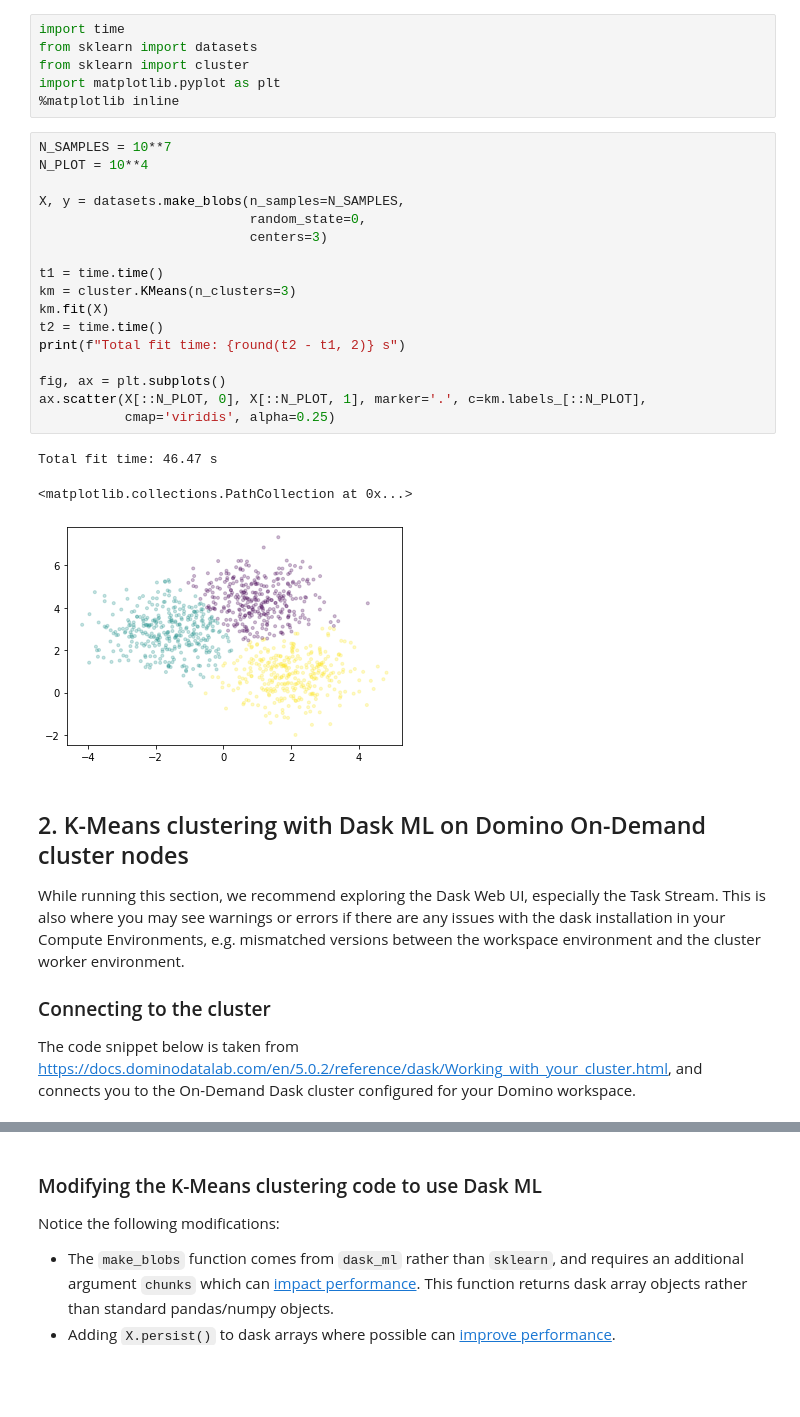
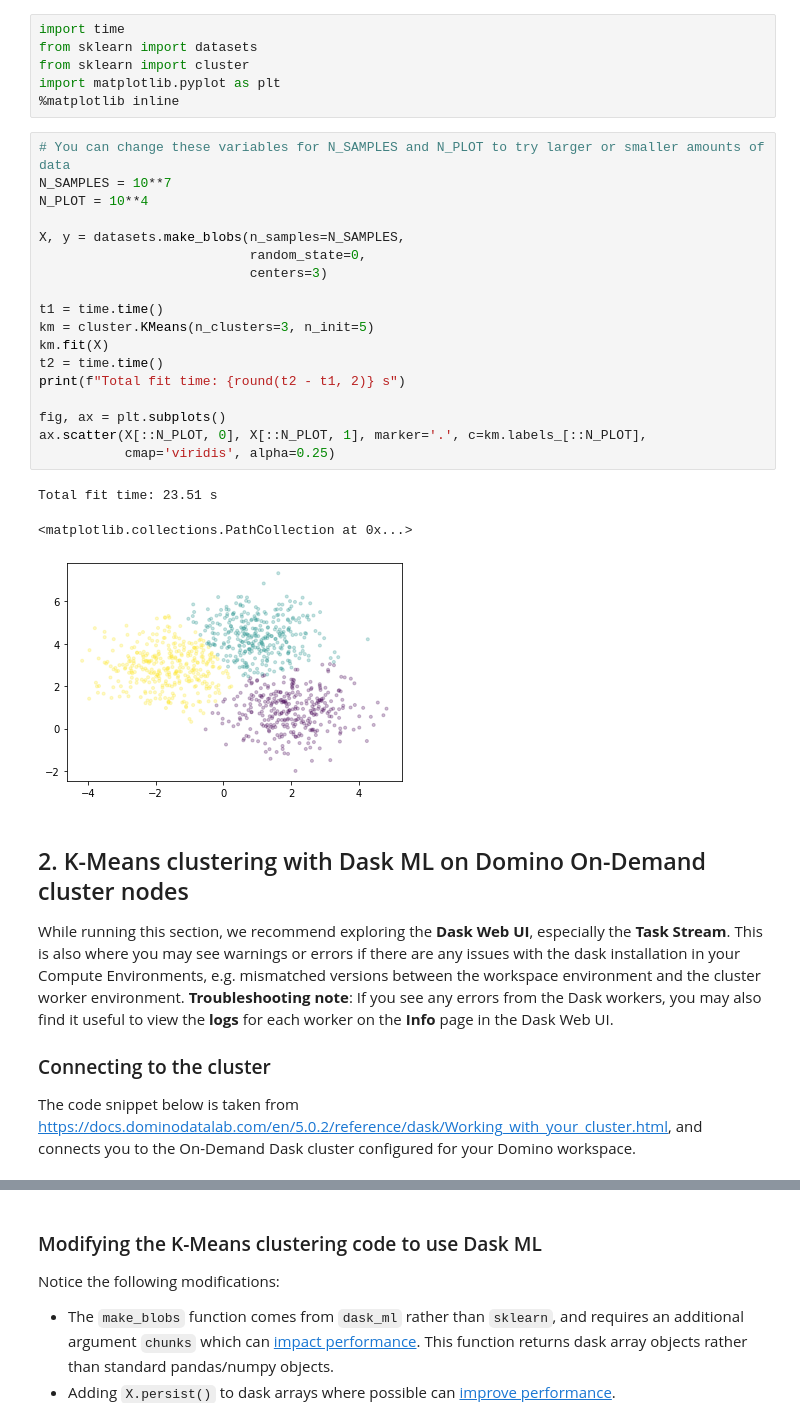
Before and after one commit to dominodatalab/domino-quickstart-dask, a Jupyter notebook: 3-Dask-ML-Tutorial.ipynb, the cells around one changed output, grey strips where cells are left out. Drawn from its saved outputs; the diff is of its cells as text; blank space fills up the shorter version.

```diff
--- a/3-Dask-ML-Tutorial.ipynb
+++ b/3-Dask-ML-Tutorial.ipynb
@@ -19,30 +20,31 @@ from sklearn import cluster
 import matplotlib.pyplot as plt
 %matplotlib inline
 # %%
+# You can change these variables for N_SAMPLES and N_PLOT to try larger or smaller amounts of data
 N_SAMPLES = 10**7
 N_PLOT = 10**4
 
 X, y = datasets.make_blobs(n_samples=N_SAMPLES,
                            random_state=0,
                            centers=3)
 
 t1 = time.time()
-km = cluster.KMeans(n_clusters=3)
+km = cluster.KMeans(n_clusters=3, n_init=5)
 km.fit(X)
 t2 = time.time()
 print(f"Total fit time: {round(t2 - t1, 2)} s")
 
 fig, ax = plt.subplots()
 ax.scatter(X[::N_PLOT, 0], X[::N_PLOT, 1], marker='.', c=km.labels_[::N_PLOT],
            cmap='viridis', alpha=0.25)
 # %% [output]
-Total fit time: 46.47 s
+Total fit time: 23.51 s
 <matplotlib.collections.PathCollection at 0x...>
-[figure, old version]
+[figure, new version]
 # %% [markdown]
 ## 2. K-Means clustering with Dask ML on Domino On-Demand cluster nodes
 
-While running this section, we recommend exploring the Dask Web UI, especially the Task Stream. This is also where you may see warnings or errors if there are any issues with the dask installation in your Compute Environments, e.g. mismatched versions between the workspace environment and the cluster worker environment.
+While running this section, we recommend exploring the **Dask Web UI**, especially the **Task Stream**. This is also where you may see warnings or errors if there are any issues with the dask installation in your Compute Environments, e.g. mismatched versions between the workspace environment and the cluster worker environment. **Troubleshooting note**: If you see any errors from the Dask workers, you may also find it useful to view the **logs** for each worker on the **Info** page in the Dask Web UI.
 
 ### Connecting to the cluster
 The code snippet below is taken from https://docs.dominodatalab.com/en/5.0.2/reference/dask/Working_with_your_cluster.html, and connects you to the On-Demand Dask cluster configured for your Domino workspace.
```
Also changed, not shown: parts of 3 cells of this notebook.
